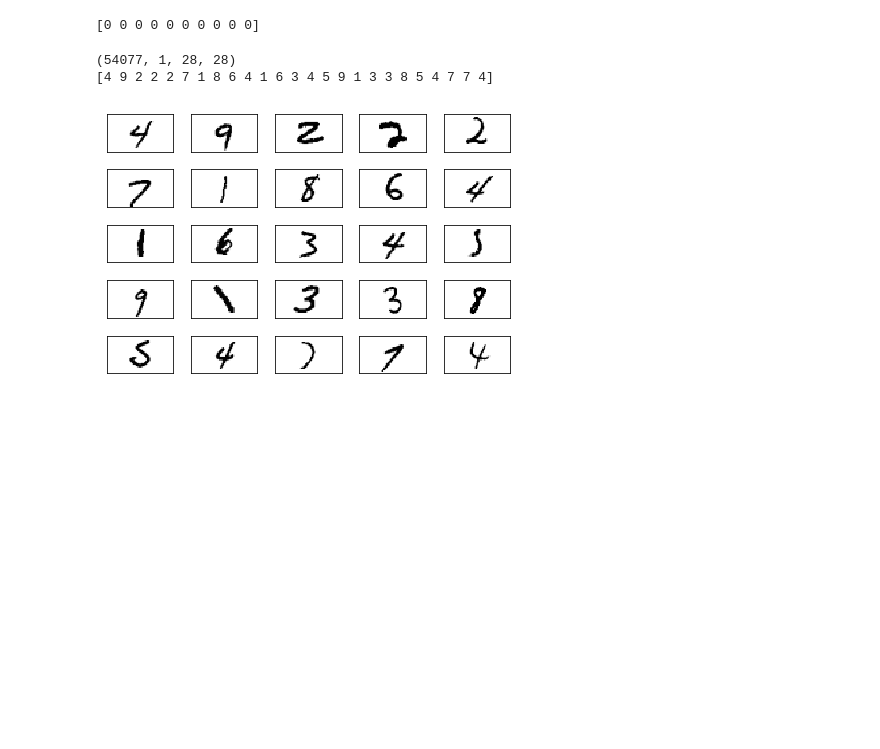
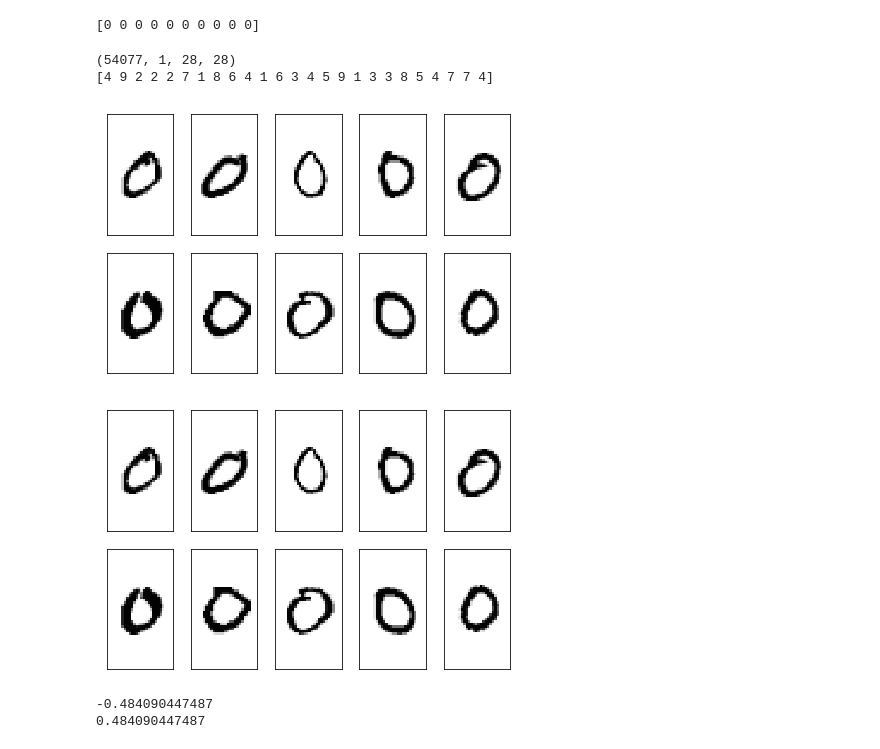
Before and after one commit to andrewhuman/mymnisttest, a Jupyter notebook: autoendcoder_and_classfiy.ipynb, the cells around one changed output. Saved outputs shown, nothing was run; the diff lists cells and outputs as text; code cells hidden in the pictures; blank space fills up the shorter version.

```diff
--- a/autoendcoder_and_classfiy.ipynb
+++ b/autoendcoder_and_classfiy.ipynb
@@ -45,12 +45,18 @@ print(X_test.shape,y_test.shape)
 # %% [output]
 (10000, 28, 28) (10000,)
 # %%
-def imgs_show_ne(imgs,row,col):
-    imgs = imgs + 0.5
+def imgs_show_norm(imgs,row,col):
     fig,ax = plt.subplots(nrows=row,ncols=col,sharex=True,sharey=True)
     ax = ax.flatten()
     for i in range(row*col):
         img = imgs[i]
+        min = np.min(img)
+#         print('min = ',min)
+        img = np.subtract(img,min) # 0->
+        max = np.max(img)
+#         print('max =',max)
+        img = np.divide(img,max)
+
         ax[i].imshow(img,cmap='Greys', interpolation='nearest')
 
     ax[0].set_xticks([])
@@ -121,13 +187,17 @@ label_nagivate = y_train[y_train != eval_index]
 # %%
 
 print(train_nagivate.shape)
 print(label_nagivate[100:125])
 
-imgs_show(np.squeeze(train_nagivate[100:125]) ,5,5)
+# imgs_show(np.squeeze(train_nagivate[100:125]) ,5,5)
+imgs_show(np.squeeze(train_positive) ,2,5)
+imgs_show_norm(np.squeeze(train_positive) ,2,5)
+# imgs_show_norm(np.squeeze(train_nagivate[100:125]) ,5,5)
 # %% [output]
 (54077, 1, 28, 28)
 [4 9 2 2 2 7 1 8 6 4 1 6 3 4 5 9 1 3 3 8 5 4 7 7 4]
-[figure, old version]
+[figure, new version]
+[figure, added]
 # %%
 shuf_index = np.random.permutation(len(train_nagivate))
 # %%
@@ -138,4 +208,13 @@ def num_flat_features(x):
     for s in size:
         num_features *= s
     return num_features
+# %%
+p = np.random.uniform(0.3,0.6)
+q = np.random.randint(0,2)
+nn_index = [-1,1]
+print(nn_index[q] * p)
+print(p)
+# %% [output]
+-0.484090447487
+0.484090447487
 # %%
```
Also changed, not shown: parts of 17 cells of this notebook, 2 other files.
